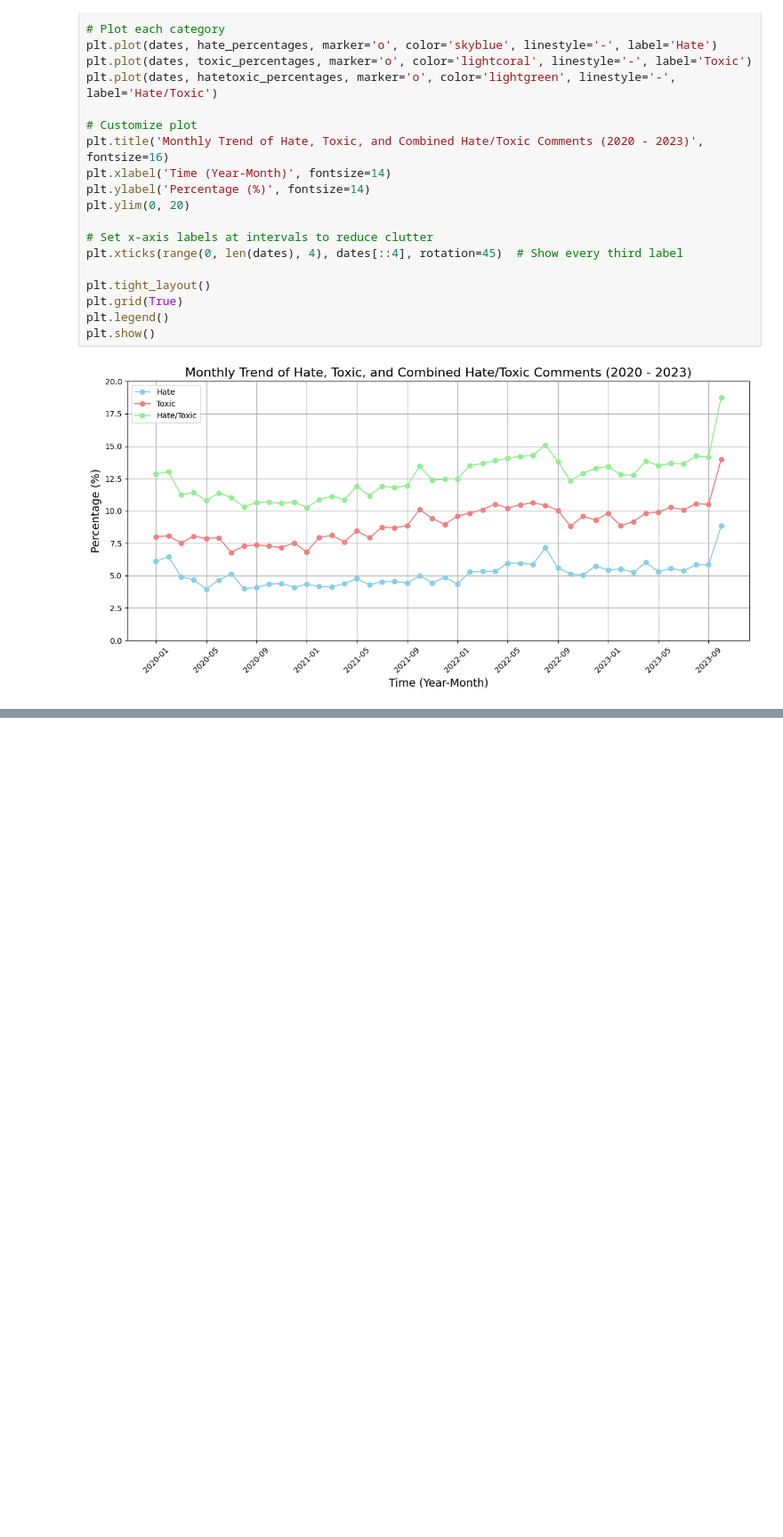
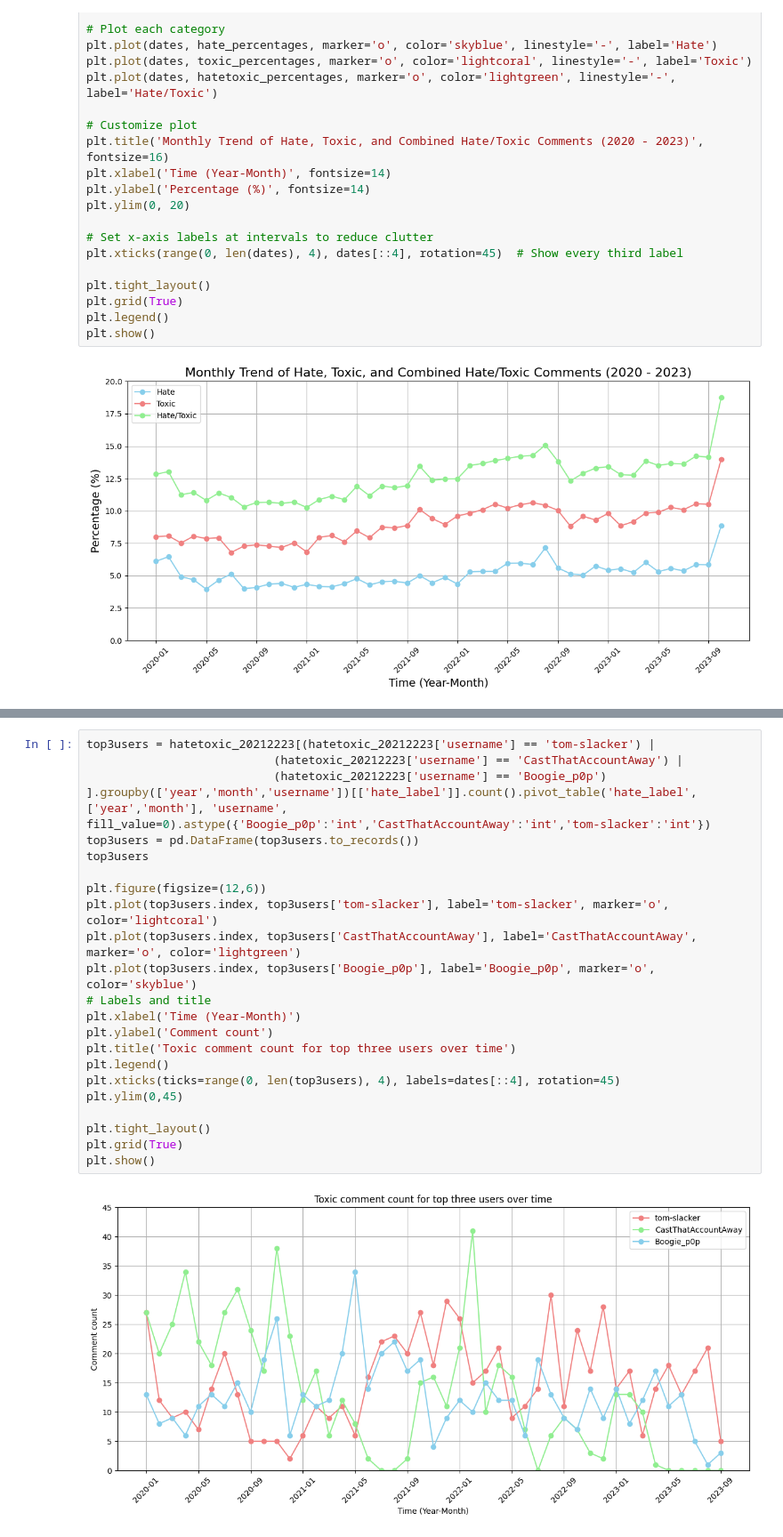
Before and after one commit to eileenlimjx/DSA4264-Project, a Jupyter notebook: hatefulness_and_toxicity_analysis.ipynb, the cells around one changed output, grey strips where cells are left out. Shown at 89% size. Saved outputs shown, nothing was run; the diff lists cells and outputs as text; blank space fills up the shorter version.

```diff
--- a/hatefulness_and_toxicity_analysis.ipynb
+++ b/hatefulness_and_toxicity_analysis.ipynb
@@ -164,0 +191,25 @@ plt.show()
+# %%
+top3users = hatetoxic_20212223[(hatetoxic_20212223['username'] == 'tom-slacker') |
+                           (hatetoxic_20212223['username'] == 'CastThatAccountAway') |
+                           (hatetoxic_20212223['username'] == 'Boogie_p0p')
+].groupby(['year','month','username'])[['hate_label']].count().pivot_table('hate_label', ['year','month'], 'username', fill_value=0).astype({'Boogie_p0p':'int','CastThatAccountAway':'int','tom-slacker':'int'})
+top3users = pd.DataFrame(top3users.to_records())
+top3users
+
+plt.figure(figsize=(12,6))
+plt.plot(top3users.index, top3users['tom-slacker'], label='tom-slacker', marker='o', color='lightcoral')
+plt.plot(top3users.index, top3users['CastThatAccountAway'], label='CastThatAccountAway', marker='o', color='lightgreen')
+plt.plot(top3users.index, top3users['Boogie_p0p'], label='Boogie_p0p', marker='o', color='skyblue')
+# Labels and title
+plt.xlabel('Time (Year-Month)')
+plt.ylabel('Comment count')
+plt.title('Toxic comment count for top three users over time')
+plt.legend()
+plt.xticks(ticks=range(0, len(top3users), 4), labels=dates[::4], rotation=45)
+plt.ylim(0,45)
+
+plt.tight_layout()
+plt.grid(True)
+plt.show()
+# %% [output]
+[figure, added]
```
Also changed, not shown: parts of 5 cells of this notebook.
